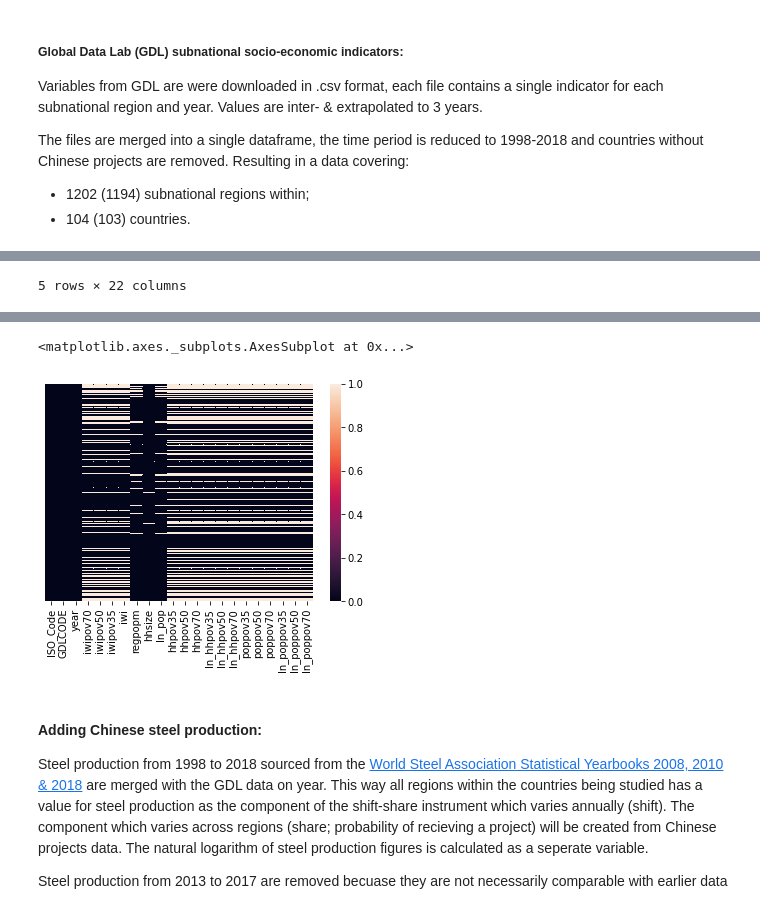
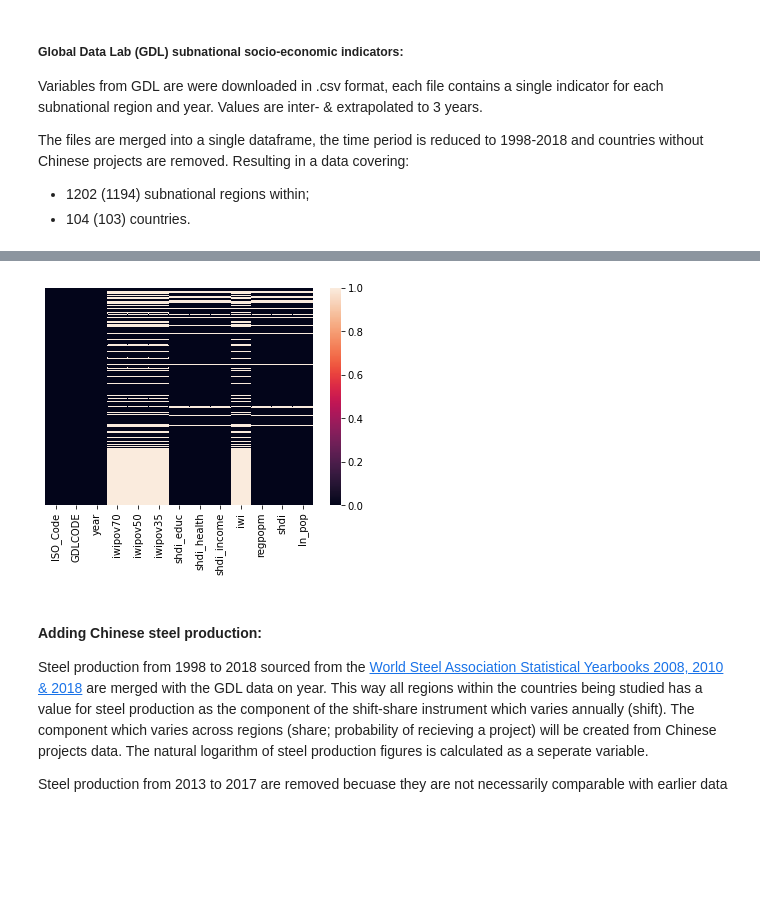
Before and after one commit to frankstevens1/china_devprojects_poverty, a Jupyter notebook: dataset_prep.ipynb, the cells around one changed output, grey strips where cells are left out. Saved outputs shown, nothing was run; the diff lists cells and outputs as text; code cells hidden in the pictures; blank space fills up the shorter version.

```diff
--- a/dataset_prep.ipynb
+++ b/dataset_prep.ipynb
@@ -52,28 +52,23 @@ display(gdl_shp.plot(figsize = (15, 12), color = "whitesmoke", edgecolor = "ligh
 # then reduced to a single dataframe (gdl) and sorted
 import glob
 filenames = glob.glob('gdl' + "\*.csv")
-filetitle = ["iwipov70", "iwipov50", "iwipov35", "iwi"]
+filetitle = ["iwipov70", "iwipov50", "iwipov35", "shdi_educ", "shdi_health","shdi_income", "iwi", "regpopm", "shdi"]
 files_dict = dict(zip(filenames, filetitle))
+
 li = []
 for filename in files_dict:
     df = pd.melt(pd.read_csv(filename, skipinitialspace=True),id_vars=['Country', 'ISO_Code', 'Level', 'GDLCODE', 'Region'],var_name='year', value_name=files_dict.get(filename))
+    df.drop(columns=['Country', 'Region', 'Level'], inplace=True)
     li.append(df)
     pass
-gdl = reduce(lambda df1, df2: df1.merge(df2, "outer"), li)
-gdl.sort_values(by=['Country', 'Region', 'year'])
+gdl = reduce(lambda df1, df2: df1.merge(df2, how="outer"), li)
 
-# merge population size by region
-regpopm = pd.melt(pd.read_csv("GDL-Population-size-in-millions-data.csv", skipinitialspace=True), id_vars=['Country', 'ISO_Code', 'Level', 'GDLCODE', 'Region'],var_name='year', value_name='regpopm')
-regpopm = regpopm.drop(columns=['Country', 'Region', 'Level', 'ISO_Code'])
-gdl = pd.merge(gdl, regpopm, on=['GDLCODE', 'year'], how='left')
-
-# merge mean household size by region
-hhsize = pd.melt(pd.read_csv("GDL-Average-household-size-data.csv", skipinitialspace=True), id_vars=['Country', 'ISO_Code', 'Level', 'GDLCODE', 'Region'],var_name='year', value_name='hhsize')
-hhsize = hhsize.pivot_table(index='GDLCODE', values='hhsize', aggfunc='mean').reset_index()
-gdl = pd.merge(gdl, hhsize, on='GDLCODE', how='left')
-
-# drop unnecessary columns
-gdl = gdl.drop(columns=['Country', 'Region', 'Level'])
+    ## <section1>
+        # merge mean household size by region, used if absolute variable is generated (see section 2)
+            # hhsize = pd.melt(pd.read_csv("GDL-Average-household-size-data.csv", skipinitialspace=True), id_vars=['Country', 'ISO_Code', 'Level', 'GDLCODE', 'Region'],var_name='year', value_name='hhsize')
+            # hhsize = hhsize.pivot_table(index='GDLCODE', values='hhsize', aggfunc='mean').reset_index()
+            # gdl = pd.merge(gdl, hhsize, on='GDLCODE', how='left')
+    ## </section1>
 
 # change % variable to decimal format
 gdl['iwipov35'] = gdl['iwipov35'] / 100
@@ -85,28 +80,31 @@ gdl['regpopm'].values[gdl['regpopm'] == 0] = np.nan
 gdl['regpopm'] = gdl['regpopm'] * 1000000
 gdl['ln_pop'] = np.log(gdl['regpopm'])
 
-# generate useable continuous dependent variables
-gdl1 = gdl.dropna(subset=['iwipov35', 'iwipov50', 'iwipov70', 'regpopm', 'hhsize']).copy()
-gdl1 = gdl1[gdl1.iwipov35 != 0]
-gdl1 = gdl1[gdl1.iwipov50 != 0]
-gdl1 = gdl1[gdl1.iwipov70 != 0]
-# generate continuous dependant variable: number of households below poverty levels of IWI 35, 50 & 70
-gdl1['hhpov35'] = (gdl1.regpopm / gdl1.hhsize) * gdl1.iwipov35
-gdl1['hhpov50'] = (gdl1.regpopm / gdl1.hhsize) * gdl1.iwipov50
-gdl1['hhpov70'] = (gdl1.regpopm / gdl1.hhsize) * gdl1.iwipov70
-gdl1['ln_hhpov35'] = np.log(gdl1.hhpov35)
-gdl1['ln_hhpov50'] = np.log(gdl1.hhpov50)
-gdl1['ln_hhpov70'] = np.log(gdl1.hhpov70)
-# generate continuous dependant variable: population below poverty levels of IWI 35, 50 & 70
-gdl1['poppov35'] = gdl1.hhpov35 * gdl1.hhsize
-gdl1['poppov50'] = gdl1.hhpov50 * gdl1.hhsize
-gdl1['poppov70'] = gdl1.hhpov70 * gdl1.hhsize
-gdl1['ln_poppov35'] = np.log(gdl1.poppov35)
-gdl1['ln_poppov50'] = np.log(gdl1.poppov50)
-gdl1['ln_poppov70'] = np.log(gdl1.poppov70)
-# merge to gdl data
-gdl1.drop(columns=['ISO_Code', 'iwipov35', 'iwipov50', 'iwipov70', 'iwi', 'regpopm', 'ln_pop', 'hhsize'], inplace=True)
-gdl = pd.merge(gdl, gdl1, on=['GDLCODE', 'year'], how='left')
+    ## <section2>
+        # Used to generate absolute dependant variable (dropped in current version)
+    # generate useable continuous dependent variables
+        # gdl1 = gdl.dropna(subset=['iwipov35', 'iwipov50', 'iwipov70', 'regpopm', 'hhsize']).copy()
+        # gdl1 = gdl1[gdl1.iwipov35 != 0]
+        # gdl1 = gdl1[gdl1.iwipov50 != 0]
+        # gdl1 = gdl1[gdl1.iwipov70 != 0]
+    # generate continuous dependant variable: number of households below poverty levels of IWI 35, 50 & 70
+        # gdl1['hhpov35'] = (gdl1.regpopm / gdl1.hhsize) * gdl1.iwipov35
+        # gdl1['hhpov50'] = (gdl1.regpopm / gdl1.hhsize) * gdl1.iwipov50
+        # gdl1['hhpov70'] = (gdl1.regpopm / gdl1.hhsize) * gdl1.iwipov70
+        # gdl1['ln_hhpov35'] = np.log(gdl1.hhpov35)
+        # gdl1['ln_hhpov50'] = np.log(gdl1.hhpov50)
+        # gdl1['ln_hhpov70'] = np.log(gdl1.hhpov70)
+    # generate continuous dependant variable: population below poverty levels of IWI 35, 50 & 70
+        # gdl1['poppov35'] = gdl1.hhpov35 * gdl1.hhsize
+        # gdl1['poppov50'] = gdl1.hhpov50 * gdl1.hhsize
+        # gdl1['poppov70'] = gdl1.hhpov70 * gdl1.hhsize
+        # gdl1['ln_poppov35'] = np.log(gdl1.poppov35)
+        # gdl1['ln_poppov50'] = np.log(gdl1.poppov50)
+        # gdl1['ln_poppov70'] = np.log(gdl1.poppov70)
+    # merge to gdl data
+        # gdl1.drop(columns=['ISO_Code', 'iwipov35', 'iwipov50', 'iwipov70', 'iwi', 'regpopm', 'ln_pop', 'hhsize'], inplace=True)
+        # gdl = pd.merge(gdl, gdl1, on=['GDLCODE', 'year'], how='left')
+    ## </section2>
 
 # time frame reduced to 1998 to 2018
 gdl['year'] = gdl['year'].apply(int)
@@ -120,6 +118,6 @@ gdl = gdl[~gdl['ISO_Code'].isin(delete_iso_gdl)].reset_index()
 gdl.drop('index', axis=1, inplace=True)
 
 display(gdl.head())
-display(gdl.describe())
-display(sns.heatmap(gdl.isna(), yticklabels=False))
+sns.heatmap(gdl.isna(), yticklabels=False)
+plt.show()
 # %% [output]
@@ -132 +129,0 @@ display(sns.heatmap(gdl.isna(), yticklabels=False))
-5 rows × 22 columns
@@ -142,5 +130,4 @@ display(sns.heatmap(gdl.isna(), yticklabels=False))
-<matplotlib.axes._subplots.AxesSubplot at 0x...>
-[figure, old version]
+[figure, new version]
 # %% [markdown]
 <h4>Adding Chinese steel production:</h4>
 <p>Steel production from 1998 to 2018 sourced from the <a href="https://www.worldsteel.org/steel-by-topic/statistics/steel-statistical-yearbook.html">World Steel Association Statistical Yearbooks 2008, 2010 & 2018</a> are merged with the GDL data on year. This way all regions within the countries being studied has a value for steel production as the component of the shift-share instrument which varies annually (shift). The component which varies across regions (share; probability of recieving a project) will be created from Chinese projects data. The natural logarithm of steel production figures is calculated as a seperate variable.</p>
```
Also changed, not shown: parts of 12 cells of this notebook, 23 other files.
